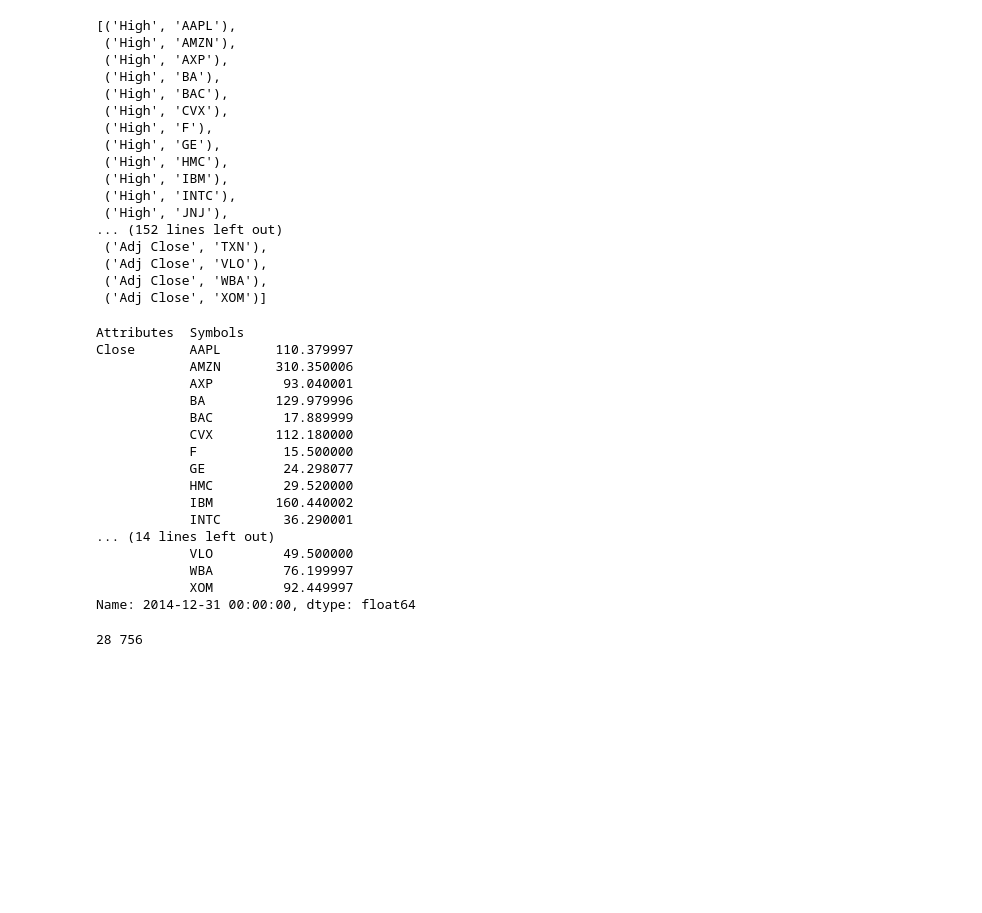
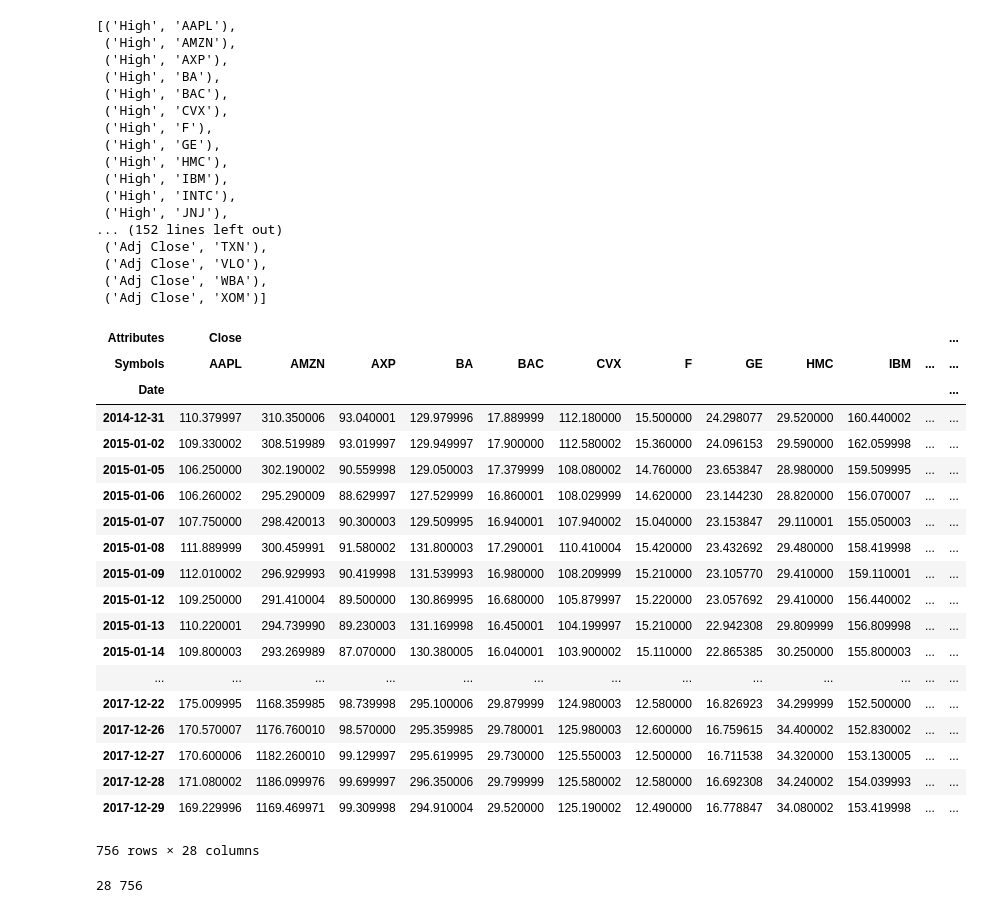
Before and after one commit to alias-pyking/machine-learning, a Jupyter notebook: Stock_market_clustering/stock_marktet_clustering.ipynb, the cells around one changed output. Drawn from its saved outputs; the diff is of its cells as text; code cells hidden in the pictures; blank space fills up the shorter version.

```diff
--- a/Stock_market_clustering/stock_marktet_clustering.ipynb
+++ b/Stock_market_clustering/stock_marktet_clustering.ipynb
@@ -104,25 +104,29 @@ panel_data.columns.tolist()
 # %%
 stock_close = panel_data[['Close']]
 stock_open = panel_data[['Open']]
-print(stock_close.iloc[0])
+# print(stock_close.iloc[0])
+stock_close
 # %% [output]
+| Attributes | Close |  |  |  |  |  |  |  |  |  |  | ... |
+| Symbols | AAPL | AMZN | AXP | BA | BAC | CVX | F | GE | HMC | IBM | ... | ... |
+| Date |  |  |  |  |  |  |  |  |  |  |  | ... |
+| 2014-12-31 | 110.379997 | 310.350006 | 93.040001 | 129.979996 | 17.889999 | 112.180000 | 15.500000 | 24.298077 | 29.520000 | 160.440002 | ... | ... |
+| 2015-01-02 | 109.330002 | 308.519989 | 93.019997 | 129.949997 | 17.900000 | 112.580002 | 15.360000 | 24.096153 | 29.590000 | 162.059998 | ... | ... |
+| 2015-01-05 | 106.250000 | 302.190002 | 90.559998 | 129.050003 | 17.379999 | 108.080002 | 14.760000 | 23.653847 | 28.980000 | 159.509995 | ... | ... |
+| 2015-01-06 | 106.260002 | 295.290009 | 88.629997 | 127.529999 | 16.860001 | 108.029999 | 14.620000 | 23.144230 | 28.820000 | 156.070007 | ... | ... |
+| 2015-01-07 | 107.750000 | 298.420013 | 90.300003 | 129.509995 | 16.940001 | 107.940002 | 15.040000 | 23.153847 | 29.110001 | 155.050003 | ... | ... |
+| 2015-01-08 | 111.889999 | 300.459991 | 91.580002 | 131.800003 | 17.290001 | 110.410004 | 15.420000 | 23.432692 | 29.480000 | 158.419998 | ... | ... |
+| 2015-01-09 | 112.010002 | 296.929993 | 90.419998 | 131.539993 | 16.980000 | 108.209999 | 15.210000 | 23.105770 | 29.410000 | 159.110001 | ... | ... |
+| 2015-01-12 | 109.250000 | 291.410004 | 89.500000 | 130.869995 | 16.680000 | 105.879997 | 15.220000 | 23.057692 | 29.410000 | 156.440002 | ... | ... |
+| 2015-01-13 | 110.220001 | 294.739990 | 89.230003 | 131.169998 | 16.450001 | 104.199997 | 15.210000 | 22.942308 | 29.809999 | 156.809998 | ... | ... |
+| 2015-01-14 | 109.800003 | 293.269989 | 87.070000 | 130.380005 | 16.040001 | 103.900002 | 15.110000 | 22.865385 | 30.250000 | 155.800003 | ... | ... |
+| ... | ... | ... | ... | ... | ... | ... | ... | ... | ... | ... | ... | ... |
+| 2017-12-22 | 175.009995 | 1168.359985 | 98.739998 | 295.100006 | 29.879999 | 124.980003 | 12.580000 | 16.826923 | 34.299999 | 152.500000 | ... | ... |
+| 2017-12-26 | 170.570007 | 1176.760010 | 98.570000 | 295.359985 | 29.780001 | 125.980003 | 12.600000 | 16.759615 | 34.400002 | 152.830002 | ... | ... |
+| 2017-12-27 | 170.600006 | 1182.260010 | 99.129997 | 295.619995 | 29.730000 | 125.550003 | 12.500000 | 16.711538 | 34.320000 | 153.130005 | ... | ... |
+| 2017-12-28 | 171.080002 | 1186.099976 | 99.699997 | 296.350006 | 29.799999 | 125.580002 | 12.580000 | 16.692308 | 34.240002 | 154.039993 | ... | ... |
+| 2017-12-29 | 169.229996 | 1169.469971 | 99.309998 | 294.910004 | 29.520000 | 125.190002 | 12.490000 | 16.778847 | 34.080002 | 153.419998 | ... | ... |
-Attributes  Symbols
-Close       AAPL       110.379997
-            AMZN       310.350006
-            AXP         93.040001
-            BA         129.979996
-            BAC         17.889999
-            CVX        112.180000
-            F           15.500000
-            GE          24.298077
-            HMC         29.520000
-            IBM        160.440002
-            INTC        36.290001
-... (14 lines left out)
-            VLO         49.500000
-            WBA         76.199997
-            XOM         92.449997
-Name: 2014-12-31 00:00:00, dtype: float64
+756 rows × 28 columns
 # %%
 # Calculate daily stock movement
 stock_close = np.array(stock_close).T
```
Also changed, not shown: parts of 11 cells of this notebook.
